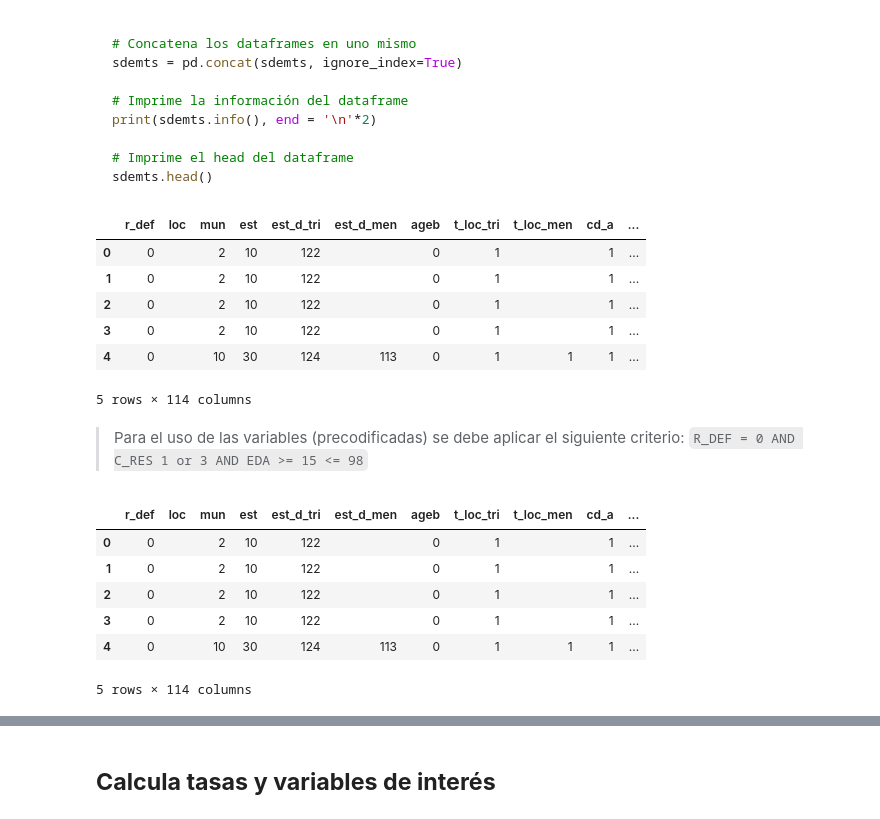
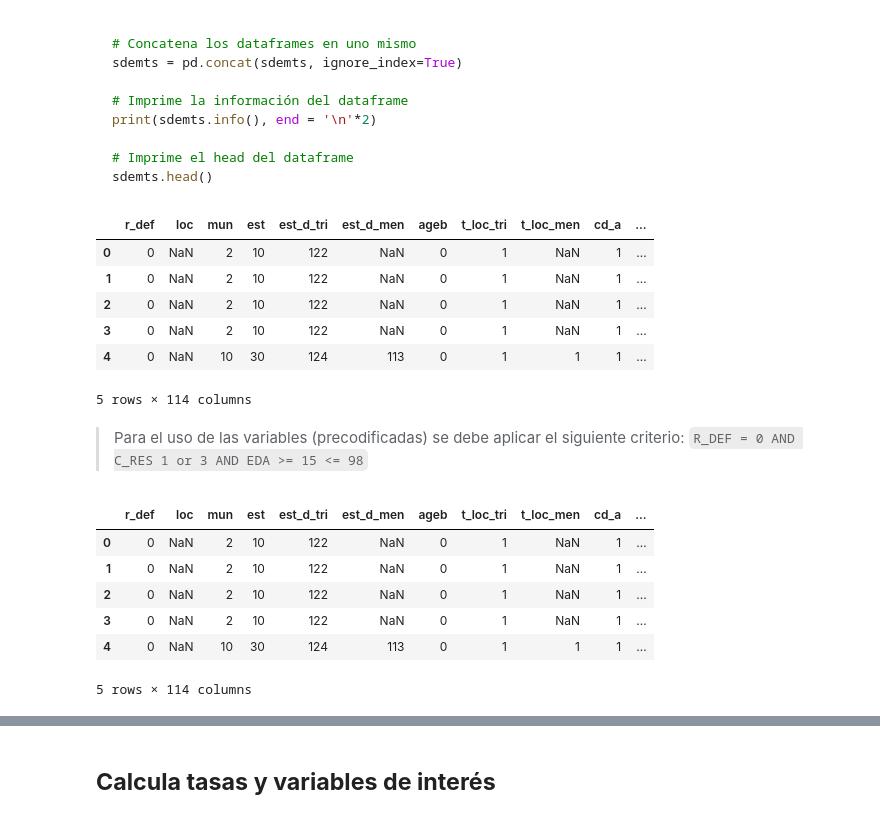
Before and after one commit to system-rowb/Data-Portfolio, a Jupyter notebook: Visualization/GEO_Informalidad_Mexico/GEO_Informalidad_Mexico.ipynb, the cells around one changed output, grey strips where cells are left out. Drawn from its saved outputs; the diff is of its cells as text; code cells hidden in the pictures.

```diff
--- a/Visualization/GEO_Informalidad_Mexico/GEO_Informalidad_Mexico.ipynb
+++ b/Visualization/GEO_Informalidad_Mexico/GEO_Informalidad_Mexico.ipynb
@@ -336,17 +364,20 @@ sdemts.head()
 # %%
 # Importa el trimestre 1 para recon
 df = pd.read_csv('data/enoe_n_2022/ENOEN_SDEMT122.csv', encoding = 'latin_1',
                  dtype = {'r_def':'str', 'c_res':'str', 'eda':'str', 'sex':'str'}) # Reemplaza el tipo de dato de variables que seran importantes para filtrar
 
+# Reemplaza valores nulos ' ' en la base de datos con np.NaN
+df.replace({' ':np.nan}, inplace = True)
 
+# Muestra el head del dataframe
 df.head()
 # %% [output]
 |  | r_def | loc | mun | est | est_d_tri | est_d_men | ageb | t_loc_tri | t_loc_men | cd_a | ... |
-| 0 | 0 |  | 2 | 10 | 122 |  | 0 | 1 |  | 1 | ... |
-| 1 | 0 |  | 2 | 10 | 122 |  | 0 | 1 |  | 1 | ... |
-| 2 | 0 |  | 2 | 10 | 122 |  | 0 | 1 |  | 1 | ... |
-| 3 | 0 |  | 2 | 10 | 122 |  | 0 | 1 |  | 1 | ... |
-| 4 | 0 |  | 10 | 30 | 124 | 113 | 0 | 1 | 1 | 1 | ... |
+| 0 | 0 | NaN | 2 | 10 | 122 | NaN | 0 | 1 | NaN | 1 | ... |
+| 1 | 0 | NaN | 2 | 10 | 122 | NaN | 0 | 1 | NaN | 1 | ... |
+| 2 | 0 | NaN | 2 | 10 | 122 | NaN | 0 | 1 | NaN | 1 | ... |
+| 3 | 0 | NaN | 2 | 10 | 122 | NaN | 0 | 1 | NaN | 1 | ... |
+| 4 | 0 | NaN | 10 | 30 | 124 | 113 | 0 | 1 | 1 | 1 | ... |
 5 rows × 114 columns
 # %% [markdown]
 > Para el uso de las variables (precodificadas) se debe aplicar el siguiente criterio: `R_DEF = 0 AND C_RES 1 or 3 AND EDA >= 15 <= 98`
@@ -358,9 +389,9 @@ df = df.query("r_def == '0' and (c_res == '1' or c_res == '3') and (eda >= '15'
 df.head()
 # %% [output]
 |  | r_def | loc | mun | est | est_d_tri | est_d_men | ageb | t_loc_tri | t_loc_men | cd_a | ... |
-| 0 | 0 |  | 2 | 10 | 122 |  | 0 | 1 |  | 1 | ... |
-| 1 | 0 |  | 2 | 10 | 122 |  | 0 | 1 |  | 1 | ... |
-| 2 | 0 |  | 2 | 10 | 122 |  | 0 | 1 |  | 1 | ... |
-| 3 | 0 |  | 2 | 10 | 122 |  | 0 | 1 |  | 1 | ... |
-| 4 | 0 |  | 10 | 30 | 124 | 113 | 0 | 1 | 1 | 1 | ... |
+| 0 | 0 | NaN | 2 | 10 | 122 | NaN | 0 | 1 | NaN | 1 | ... |
+| 1 | 0 | NaN | 2 | 10 | 122 | NaN | 0 | 1 | NaN | 1 | ... |
+| 2 | 0 | NaN | 2 | 10 | 122 | NaN | 0 | 1 | NaN | 1 | ... |
+| 3 | 0 | NaN | 2 | 10 | 122 | NaN | 0 | 1 | NaN | 1 | ... |
+| 4 | 0 | NaN | 10 | 30 | 124 | 113 | 0 | 1 | 1 | 1 | ... |
 5 rows × 114 columns
```
Also changed, not shown: parts of 24 cells of this notebook.
